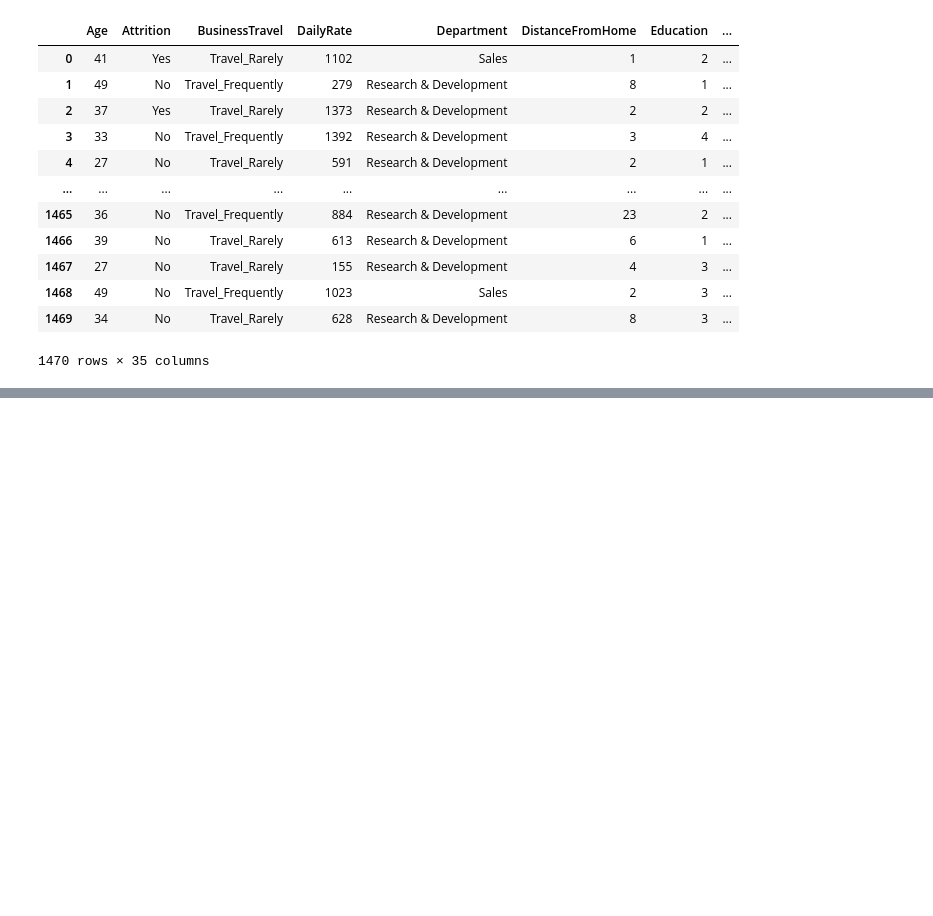
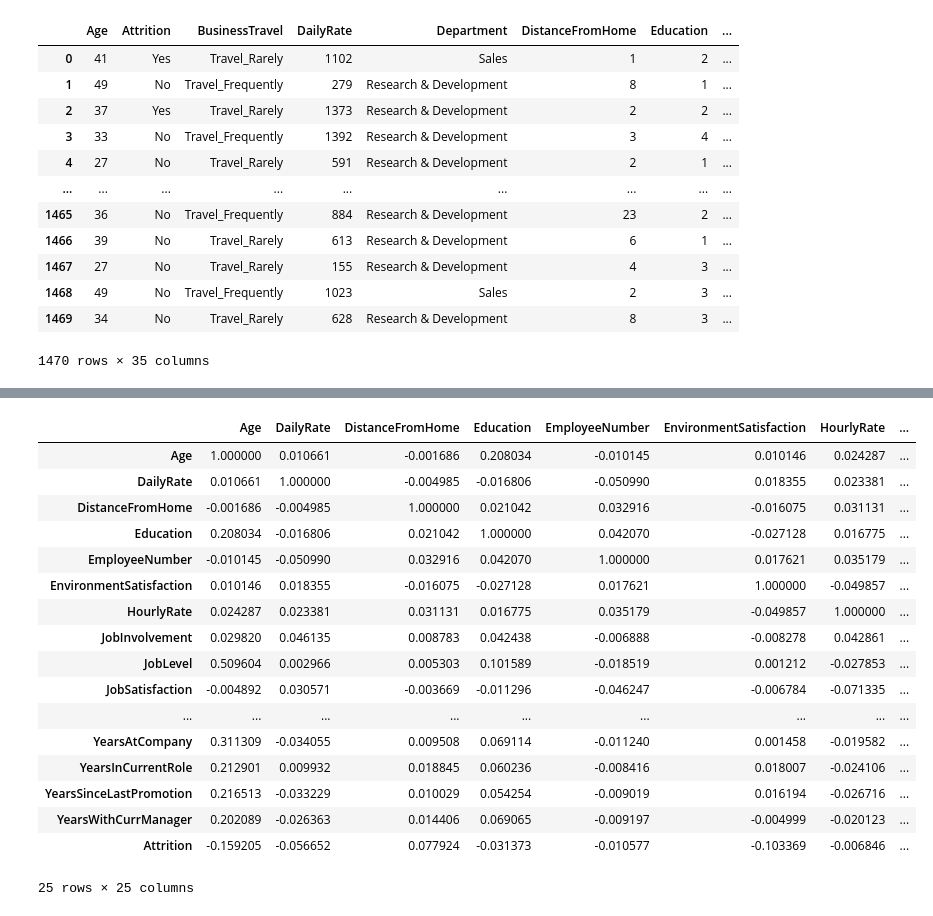
Before and after one commit to Wincenttjoi/employee-data-visualization, a Jupyter notebook: DAO2702code.ipynb, the cells around one changed output, grey strips where cells are left out. Cells and saved outputs as stored; diff of their text form; code cells hidden in the pictures; blank space fills up the shorter version.

```diff
--- a/DAO2702code.ipynb
+++ b/DAO2702code.ipynb
@@ -67,0 +70,26 @@ result.head(5)
+# %%
+df_numerical['Attrition'] = df_numerical['Attrition'].astype(float)
+corr_table = df_numerical.corr()
+# drop na values
+corr_table.drop(labels=['EmployeeCount', 'StandardHours'], inplace=True)
+corr_table.drop(labels=['EmployeeCount', 'StandardHours'], axis=1, inplace=True)
+corr_table
+# %% [output]
+|  | Age | DailyRate | DistanceFromHome | Education | EmployeeNumber | EnvironmentSatisfaction | HourlyRate | ... |
+| Age | 1.000000 | 0.010661 | -0.001686 | 0.208034 | -0.010145 | 0.010146 | 0.024287 | ... |
+| DailyRate | 0.010661 | 1.000000 | -0.004985 | -0.016806 | -0.050990 | 0.018355 | 0.023381 | ... |
+| DistanceFromHome | -0.001686 | -0.004985 | 1.000000 | 0.021042 | 0.032916 | -0.016075 | 0.031131 | ... |
+| Education | 0.208034 | -0.016806 | 0.021042 | 1.000000 | 0.042070 | -0.027128 | 0.016775 | ... |
+| EmployeeNumber | -0.010145 | -0.050990 | 0.032916 | 0.042070 | 1.000000 | 0.017621 | 0.035179 | ... |
+| EnvironmentSatisfaction | 0.010146 | 0.018355 | -0.016075 | -0.027128 | 0.017621 | 1.000000 | -0.049857 | ... |
+| HourlyRate | 0.024287 | 0.023381 | 0.031131 | 0.016775 | 0.035179 | -0.049857 | 1.000000 | ... |
+| JobInvolvement | 0.029820 | 0.046135 | 0.008783 | 0.042438 | -0.006888 | -0.008278 | 0.042861 | ... |
+| JobLevel | 0.509604 | 0.002966 | 0.005303 | 0.101589 | -0.018519 | 0.001212 | -0.027853 | ... |
+| JobSatisfaction | -0.004892 | 0.030571 | -0.003669 | -0.011296 | -0.046247 | -0.006784 | -0.071335 | ... |
+| ... | ... | ... | ... | ... | ... | ... | ... | ... |
+| YearsAtCompany | 0.311309 | -0.034055 | 0.009508 | 0.069114 | -0.011240 | 0.001458 | -0.019582 | ... |
+| YearsInCurrentRole | 0.212901 | 0.009932 | 0.018845 | 0.060236 | -0.008416 | 0.018007 | -0.024106 | ... |
+| YearsSinceLastPromotion | 0.216513 | -0.033229 | 0.010029 | 0.054254 | -0.009019 | 0.016194 | -0.026716 | ... |
+| YearsWithCurrManager | 0.202089 | -0.026363 | 0.014406 | 0.069065 | -0.009197 | -0.004999 | -0.020123 | ... |
+| Attrition | -0.159205 | -0.056652 | 0.077924 | -0.031373 | -0.010577 | -0.103369 | -0.006846 | ... |
+25 rows × 25 columns
```
Also changed, not shown: parts of 9 cells of this notebook.
